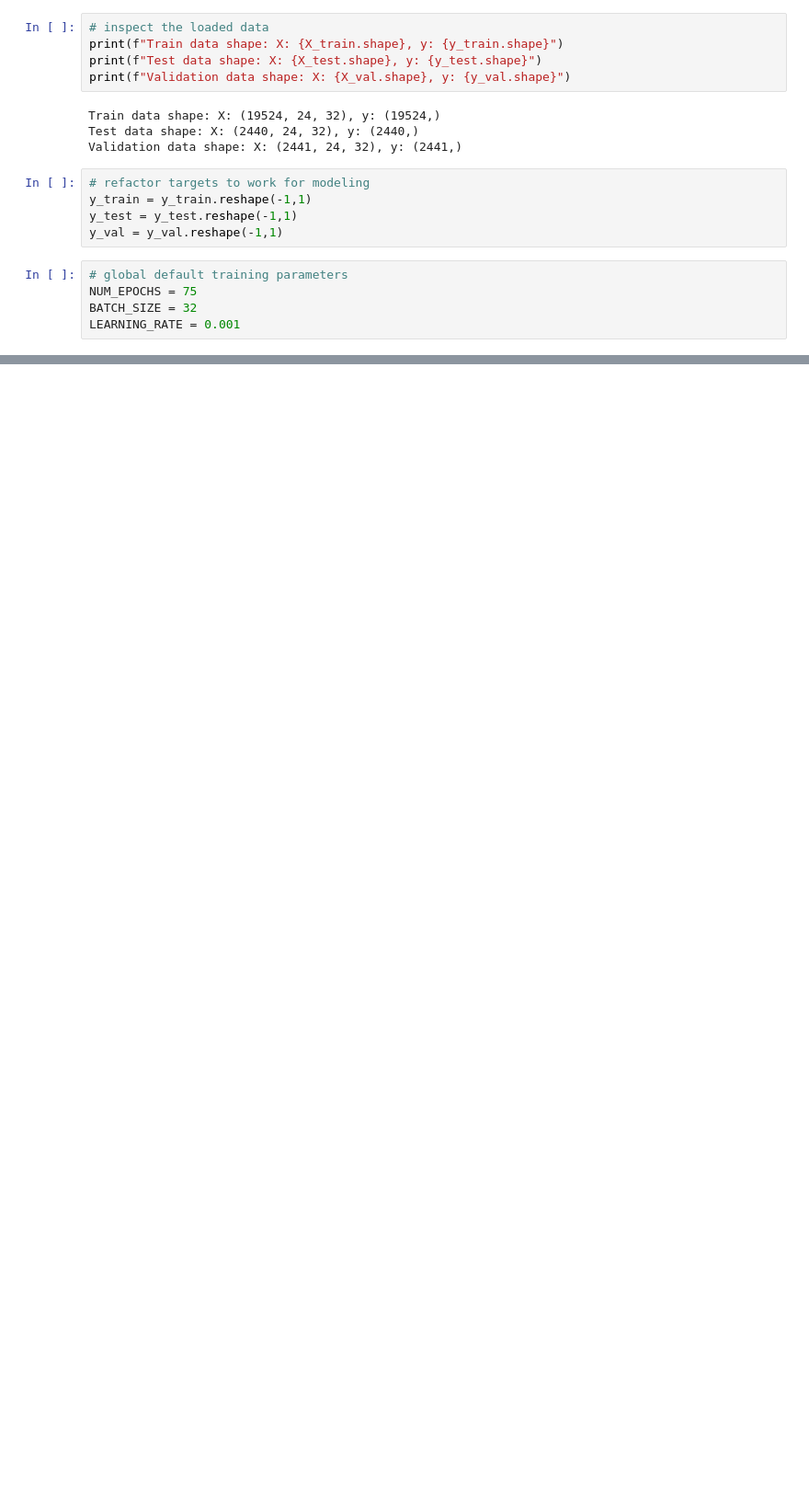
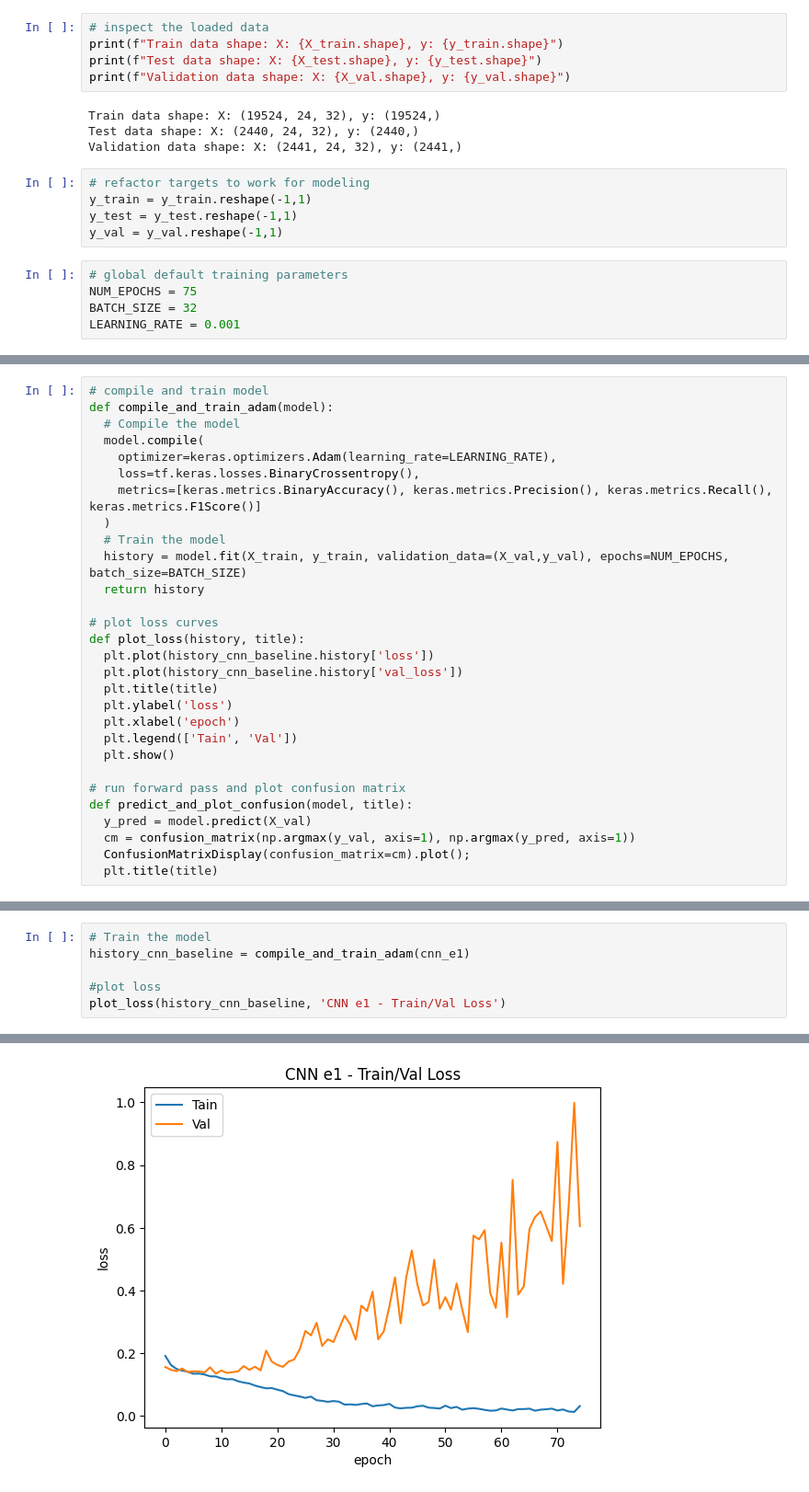
Before and after one commit to t4ai/early-sepsis-prediction, a Jupyter notebook: 4.1 - CNN Model Experiments.ipynb, the cells around one changed output, grey strips where cells are left out. Shown: that part at 92% size. Cells and saved outputs as stored; diff of their text form; blank space fills up the shorter version.

```diff
--- a/4.1 - CNN Model Experiments.ipynb
+++ b/4.1 - CNN Model Experiments.ipynb
@@ -75 +85,30 @@ LEARNING_RATE = 0.001
+# %%
+# compile and train model
+def compile_and_train_adam(model):
+  # Compile the model
+  model.compile(
+    optimizer=keras.optimizers.Adam(learning_rate=LEARNING_RATE),
+    loss=tf.keras.losses.BinaryCrossentropy(),
+    metrics=[keras.metrics.BinaryAccuracy(), keras.metrics.Precision(), keras.metrics.Recall(), keras.metrics.F1Score()]
+  )
+  # Train the model
+  history = model.fit(X_train, y_train, validation_data=(X_val,y_val), epochs=NUM_EPOCHS, batch_size=BATCH_SIZE)
+  return history
+
+# plot loss curves
+def plot_loss(history, title):
+  plt.plot(history_cnn_baseline.history['loss'])
+  plt.plot(history_cnn_baseline.history['val_loss'])
+  plt.title(title)
+  plt.ylabel('loss')
+  plt.xlabel('epoch')
+  plt.legend(['Tain', 'Val'])
+  plt.show()
+
+# run forward pass and plot confusion matrix
+def predict_and_plot_confusion(model, title):
+  y_pred = model.predict(X_val)
+  cm = confusion_matrix(np.argmax(y_val, axis=1), np.argmax(y_pred, axis=1))
+  ConfusionMatrixDisplay(confusion_matrix=cm).plot();
+  plt.title(title)
 # %% [markdown]
@@ -136,0 +229,7 @@ plt.show()
+# %%
+# Train the model
+history_cnn_baseline = compile_and_train_adam(cnn_e1)
+
+#plot loss
+plot_loss(history_cnn_baseline, 'CNN e1 - Train/Val Loss')
+# %% [output]
@@ -136,0 +253 @@ plt.show()
+[figure, added]
```
Also changed, not shown: parts of 14 cells of this notebook.
